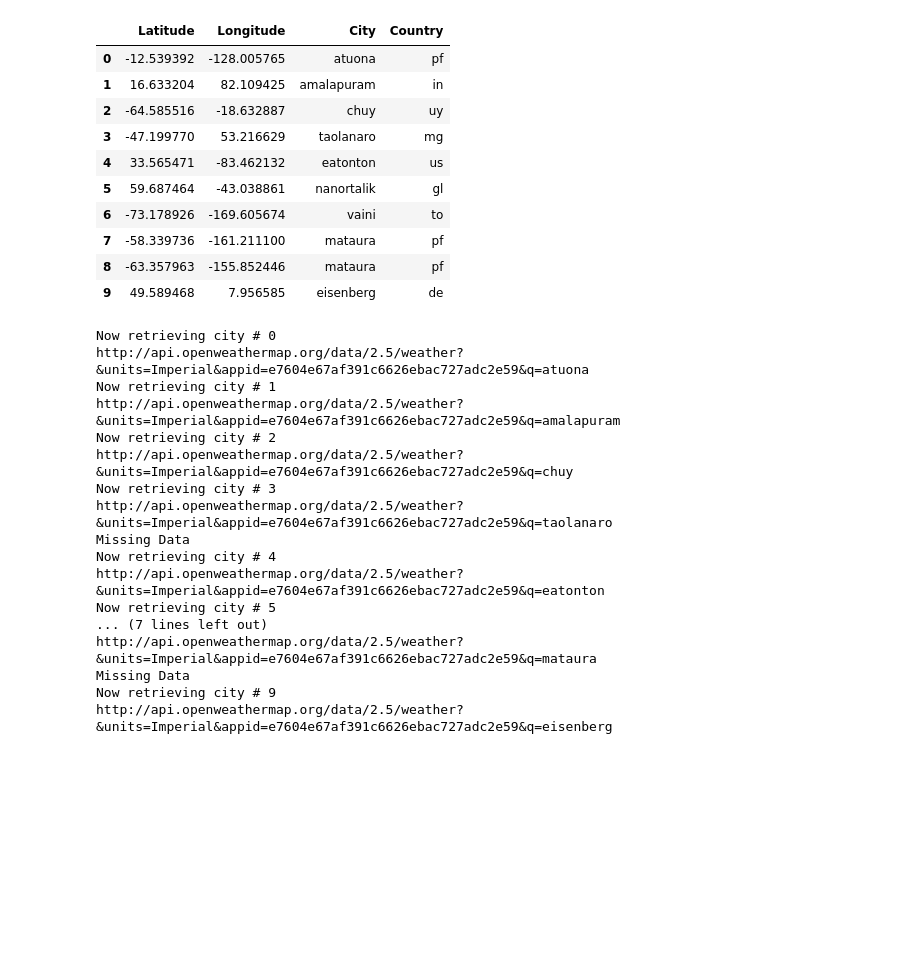
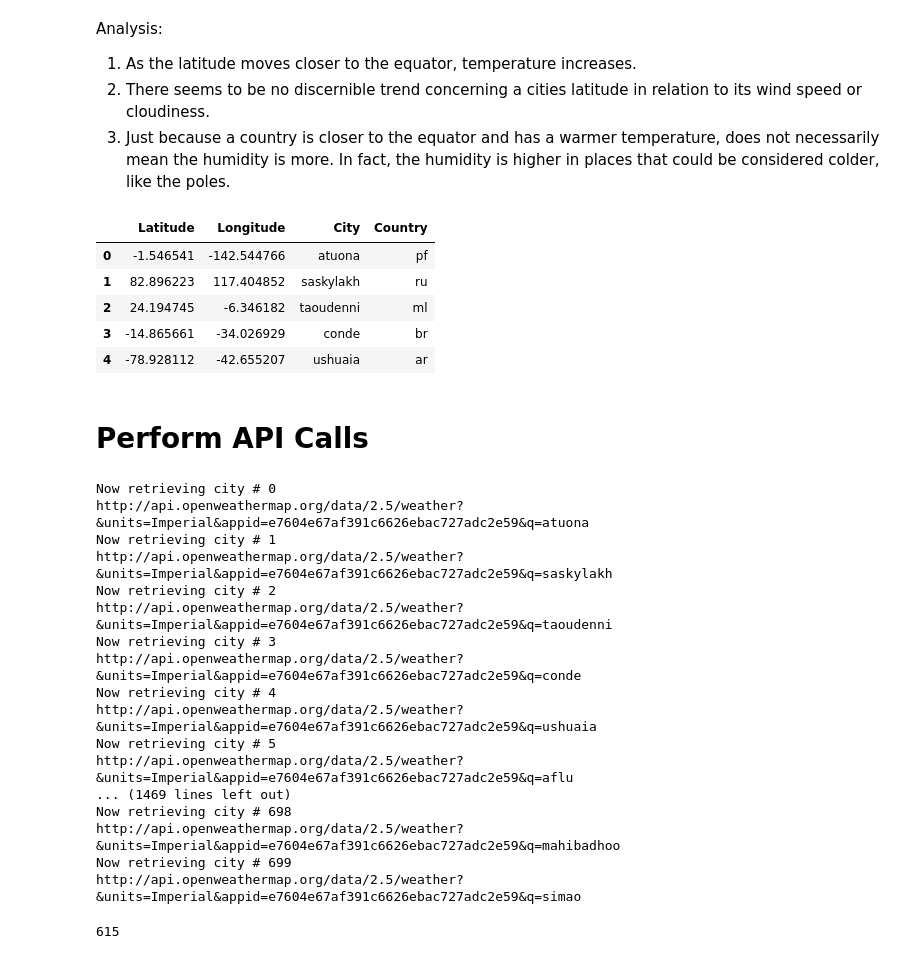
Before and after one commit to emilynassi/WeatherPy, a Jupyter notebook: WeatherPy.ipynb, the cells around one changed output. Drawn from its saved outputs; the diff is of its cells as text; code cells hidden in the pictures; blank space fills up the shorter version.

Commit message:
Created Scatterplots and added Analysis

```diff
--- a/WeatherPy.ipynb
+++ b/WeatherPy.ipynb
@@ -1,3 +1,8 @@
+# %% [markdown]
+Analysis:
+1. As the latitude moves closer to the equator, temperature increases.
+2. There seems to be no discernible trend concerning a cities latitude in relation to its wind speed or cloudiness.
+3. Just because a country is closer to the equator and has a warmer temperature, does not necessarily mean the humidity is more. In fact, the humidity is higher in places that could be considered colder, like the poles.
 # %%
 from citipy import citipy
 import pandas as pd
@@ -15,28 +22,23 @@ units = "Imperial"
 # %%
 #Set up list of randomly generated longitude and latitude
 citydf = pd.DataFrame()
-citydf["Latitude"] = [(np.random.uniform(-90, 90)) for x in range (10)]
-citydf["Longitude"]  = [(np.random.uniform(-180, 180)) for x in range (10)]
+citydf["Latitude"] = [(np.random.uniform(-90, 90)) for x in range (700)]
+citydf["Longitude"]  = [(np.random.uniform(-180, 180)) for x in range (700)]
 
 city_list = []
 country_list = []
 for index, row in citydf.iterrows():
     city=citipy.nearest_city(row["Latitude"],row["Longitude"])
     city_list.append(city.city_name)
     country_list.append(city.country_code)
 citydf["City"] = city_list
 citydf["Country"] = country_list
 
-citydf
+citydf.head()
 # %% [output]
 |  | Latitude | Longitude | City | Country |
-| 0 | -12.539392 | -128.005765 | atuona | pf |
-| 1 | 16.633204 | 82.109425 | amalapuram | in |
-| 2 | -64.585516 | -18.632887 | chuy | uy |
-| 3 | -47.199770 | 53.216629 | taolanaro | mg |
-| 4 | 33.565471 | -83.462132 | eatonton | us |
-| 5 | 59.687464 | -43.038861 | nanortalik | gl |
-| 6 | -73.178926 | -169.605674 | vaini | to |
-| 7 | -58.339736 | -161.211100 | mataura | pf |
-| 8 | -63.357963 | -155.852446 | mataura | pf |
-| 9 | 49.589468 | 7.956585 | eisenberg | de |
+| 0 | -1.546541 | -142.544766 | atuona | pf |
+| 1 | 82.896223 | 117.404852 | saskylakh | ru |
+| 2 | 24.194745 | -6.346182 | taoudenni | ml |
+| 3 | -14.865661 | -34.026929 | conde | br |
+| 4 | -78.928112 | -42.655207 | ushuaia | ar |
@@ -45,3 +45,5 @@ citydf
+# %% [markdown]
+# Perform API Calls
 # %%
 # Create empty columnns for data
 citydf["Cloudiness"] = ""
@@ -84,20 +86,27 @@ for index, row in citydf.iterrows():
 Now retrieving city # 0
 http://api.openweathermap.org/data/2.5/weather?&units=Imperial&appid=e7604e67af391c6626ebac727adc2e59&q=atuona
 Now retrieving city # 1
-http://api.openweathermap.org/data/2.5/weather?&units=Imperial&appid=e7604e67af391c6626ebac727adc2e59&q=amalapuram
+http://api.openweathermap.org/data/2.5/weather?&units=Imperial&appid=e7604e67af391c6626ebac727adc2e59&q=saskylakh
 Now retrieving city # 2
-http://api.openweathermap.org/data/2.5/weather?&units=Imperial&appid=e7604e67af391c6626ebac727adc2e59&q=chuy
+http://api.openweathermap.org/data/2.5/weather?&units=Imperial&appid=e7604e67af391c6626ebac727adc2e59&q=taoudenni
 Now retrieving city # 3
-http://api.openweathermap.org/data/2.5/weather?&units=Imperial&appid=e7604e67af391c6626ebac727adc2e59&q=taolanaro
-Missing Data
+http://api.openweathermap.org/data/2.5/weather?&units=Imperial&appid=e7604e67af391c6626ebac727adc2e59&q=conde
 Now retrieving city # 4
-http://api.openweathermap.org/data/2.5/weather?&units=Imperial&appid=e7604e67af391c6626ebac727adc2e59&q=eatonton
+http://api.openweathermap.org/data/2.5/weather?&units=Imperial&appid=e7604e67af391c6626ebac727adc2e59&q=ushuaia
 Now retrieving city # 5
-... (7 lines left out)
-http://api.openweathermap.org/data/2.5/weather?&units=Imperial&appid=e7604e67af391c6626ebac727adc2e59&q=mataura
-Missing Data
-Now retrieving city # 9
-http://api.openweathermap.org/data/2.5/weather?&units=Imperial&appid=e7604e67af391c6626ebac727adc2e59&q=eisenberg
+http://api.openweathermap.org/data/2.5/weather?&units=Imperial&appid=e7604e67af391c6626ebac727adc2e59&q=aflu
+... (1469 lines left out)
+Now retrieving city # 698
+http://api.openweathermap.org/data/2.5/weather?&units=Imperial&appid=e7604e67af391c6626ebac727adc2e59&q=mahibadhoo
+Now retrieving city # 699
+http://api.openweathermap.org/data/2.5/weather?&units=Imperial&appid=e7604e67af391c6626ebac727adc2e59&q=simao
+# %%
+#drop rows with missing data
+citydf.replace('', np.nan, inplace=True)
+citydf.dropna(inplace=True)
+len(citydf)
+# %% [output]
+615
 # %%
 citydf.head()
 # %% [output]
```
Also changed, not shown: parts of 11 cells of this notebook, 5 other files.
